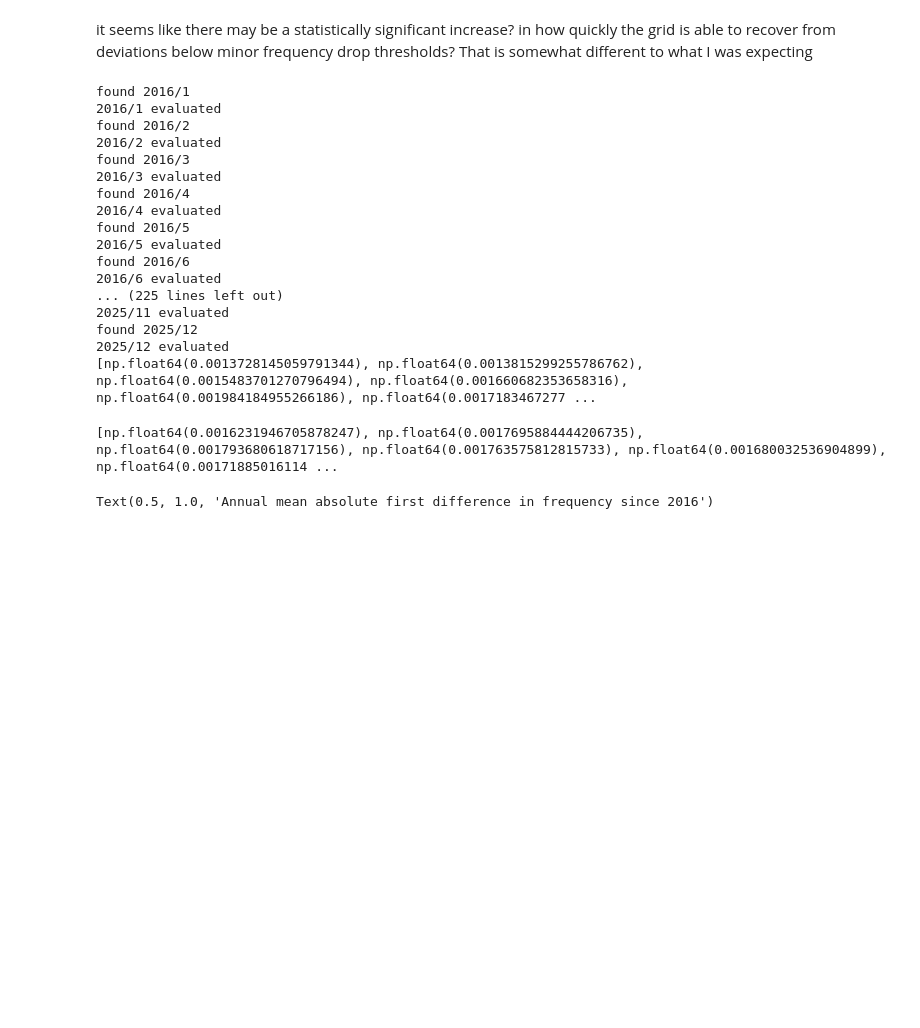
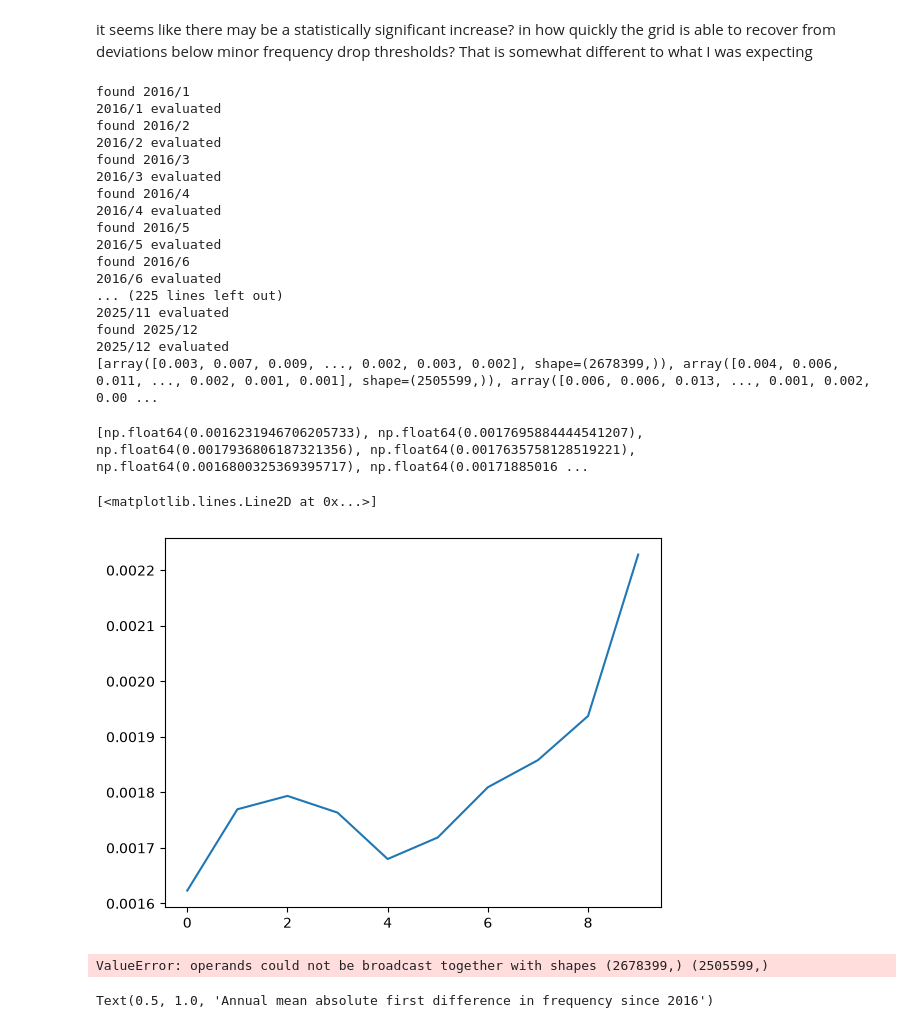
Before and after one commit to Joseph-Sharkey/NSC3003-National-Grid-Resilience-Sensing, a Jupyter notebook: code/recovery_rates.ipynb, the cells around one changed output. Drawn from its saved outputs; the diff is of its cells as text; code cells hidden in the pictures; blank space fills up the shorter version.

```diff
--- a/code/recovery_rates.ipynb
+++ b/code/recovery_rates.ipynb
@@ -55,7 +42,7 @@ class StatMethods:
         data = month_data["f"].to_numpy()
         differences = data[1:] - data[:-1]
         absolute_differences = np.abs(differences)
-        return absolute_differences.mean()
+        return absolute_differences
 
     def zero_crossing_rate(self, month_data):
         data = month_data["f"].to_numpy()
@@ -492,7 +479,29 @@ found 2016/6
 2025/11 evaluated
 found 2025/12
 2025/12 evaluated
-[np.float64(0.0013728145059791344), np.float64(0.0013815299255786762), np.float64(0.0015483701270796494), np.float64(0.001660682353658316), np.float64(0.001984184955266186), np.float64(0.0017183467277 ...
+[array([0.003, 0.007, 0.009, ..., 0.002, 0.003, 0.002], shape=(2678399,)), array([0.004, 0.006, 0.011, ..., 0.002, 0.001, 0.001], shape=(2505599,)), array([0.006, 0.006, 0.013, ..., 0.001, 0.002, 0.00 ...
+# %%
+#for this code block, we want to get the percentiles for each year
+#we currently have 120 subarrays each containing 1s interval data
+monthly_means = []
+for x in result:
+    monthly_means.append(sum(x) / len(x))
+# %%
+annual_means = []
+for x in range(10):
+    months_for_year = []
+    for y in range(12):
+        months_for_year.append(monthly_means[x*12 + y])
+    annual_means.append(sum(months_for_year)/len(months_for_year))
+
+print(annual_means)
+# %% [output]
+[np.float64(0.0016231946706205733), np.float64(0.0017695884444541207), np.float64(0.0017936806187321356), np.float64(0.0017635758128519221), np.float64(0.0016800325369395717), np.float64(0.00171885016 ...
+# %%
+plt.plot([x for x in range(len(annual_means))], annual_means)
+# %% [output]
+[<matplotlib.lines.Line2D at 0x...>]
+[figure, added]
 # %%
 year_mean_results = []
 for x in range(0, 10):
@@ -503,7 +512,7 @@ for x in range(0, 10):
 
 print(year_mean_results)
 # %% [output]
-[np.float64(0.0016231946705878247), np.float64(0.0017695884444206735), np.float64(0.001793680618717156), np.float64(0.001763575812815733), np.float64(0.001680032536904899), np.float64(0.00171885016114 ...
+ValueError: operands could not be broadcast together with shapes (2678399,) (2505599,)
 # %%
 plt.plot([x+2016 for x in range(len(year_mean_results))], year_mean_results)
 plt.xlabel("date")
```
Also changed, not shown: parts of 1 cell of this notebook, 15 other files.
